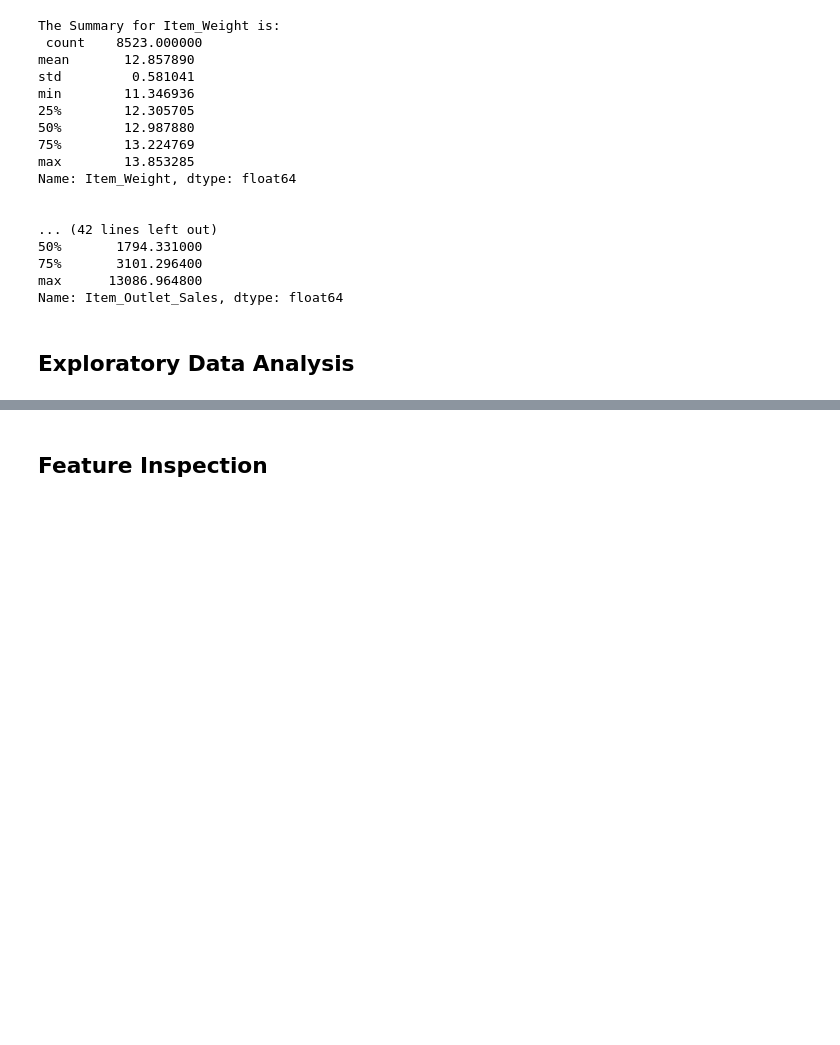
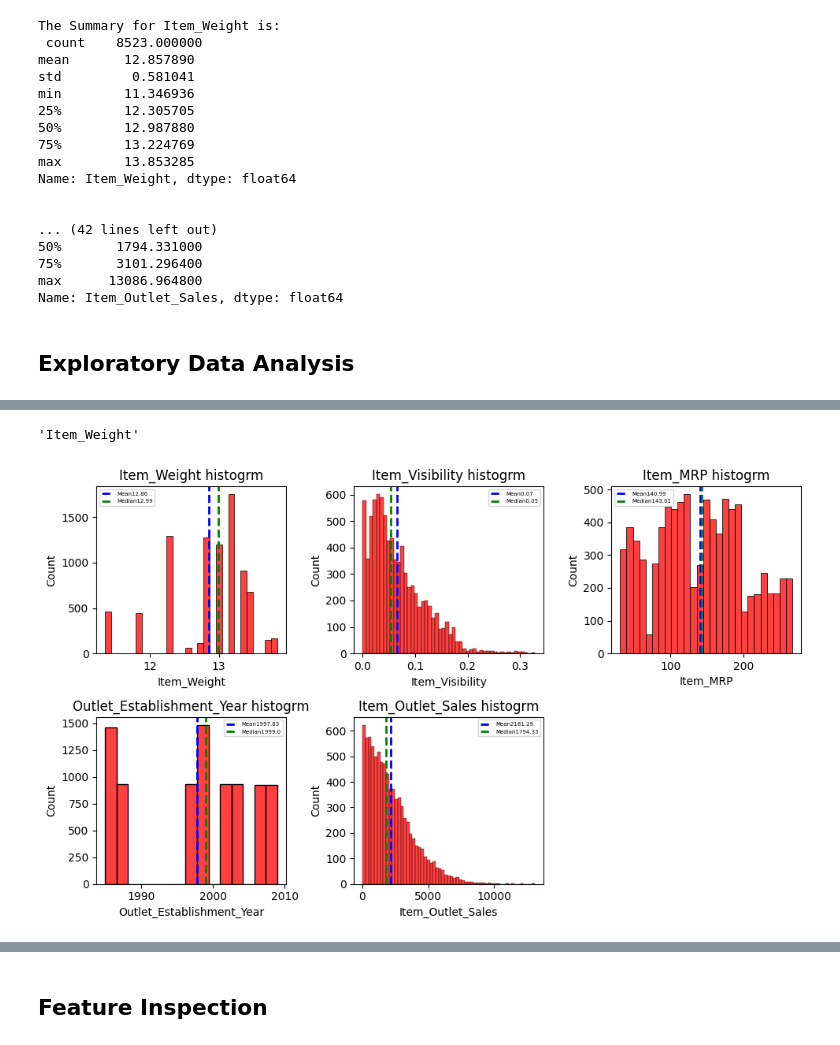
Before and after one commit to MomenJabr/Prediction-of-Product-Sales, a Jupyter notebook: Prediction_of_Product_Sales.ipynb, the cells around one changed output, grey strips where cells are left out. Drawn from its saved outputs; the diff is of its cells as text; code cells hidden in the pictures; blank space fills up the shorter version.

```diff
--- a/Prediction_of_Product_Sales.ipynb
+++ b/Prediction_of_Product_Sales.ipynb
@@ -293,0 +302,35 @@ Name: Item_Outlet_Sales, dtype: float64
+# %%
+df[num_col].shape[1]
+
+
+
+int(2.6)
+num_col[0]
+x=num_col[0]
+x
+# %% [output]
+'Item_Weight'
+# %%
+
+fig, axes = plt.subplots(nrows=int((df[num_col].shape[1])/2), ncols=df[num_col].shape[1]-int((df[num_col].shape[1])/2), figsize=(10, 6))
+
+nrows=int((df[num_col].shape[1])/2)
+ncols=df[num_col].shape[1]-int((df[num_col].shape[1])/2)
+numb_col=0
+for nrows in range(0,nrows):
+     for ncols in range(0,ncols):
+
+       sns.histplot(data=df, x=num_col[numb_col], ax = axes[nrows,ncols], color = 'red')
+       axes[nrows,ncols].set_title(num_col[numb_col]+' histogrm', fontsize = 12)
+       mean=round(df[num_col[numb_col]].mean(),2)
+       median=round(df[num_col[numb_col]].median(),2)
+       axes[nrows,ncols].axvline(x=df[num_col[numb_col]].mean(), color='blue', linestyle='dashed', linewidth=2,label = f'Mean{mean}')
+       axes[nrows,ncols].axvline(x=df[num_col[numb_col]].median(), color='green', linestyle='dashed', linewidth=2, label = f'Median{median}')
+       axes[nrows,ncols].legend(fontsize = 5)
+
+       numb_col+=1
+
+plt.tight_layout()
+fig.delaxes(axes[1,2])
+# %% [output]
+[figure, added]
```
Also changed, not shown: parts of 15 cells of this notebook.
